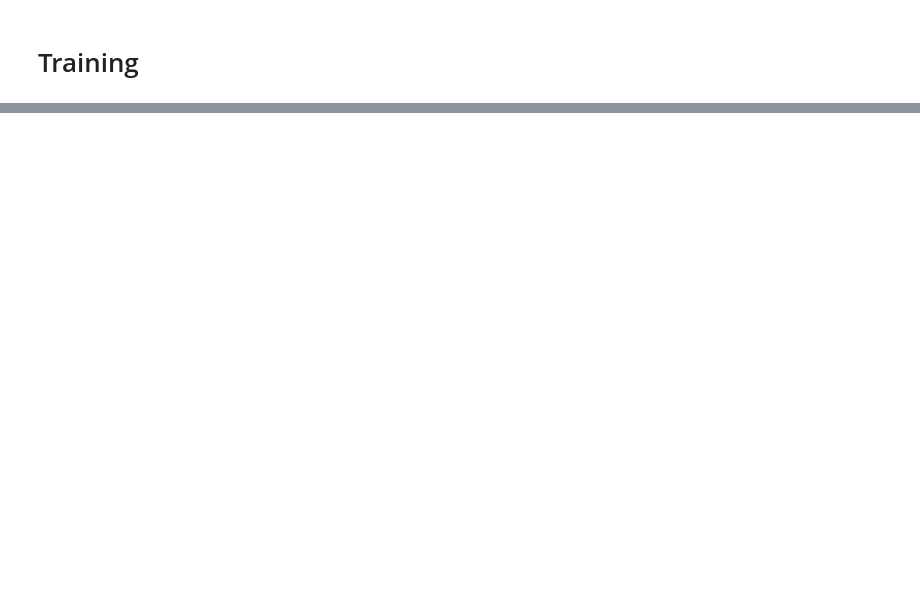
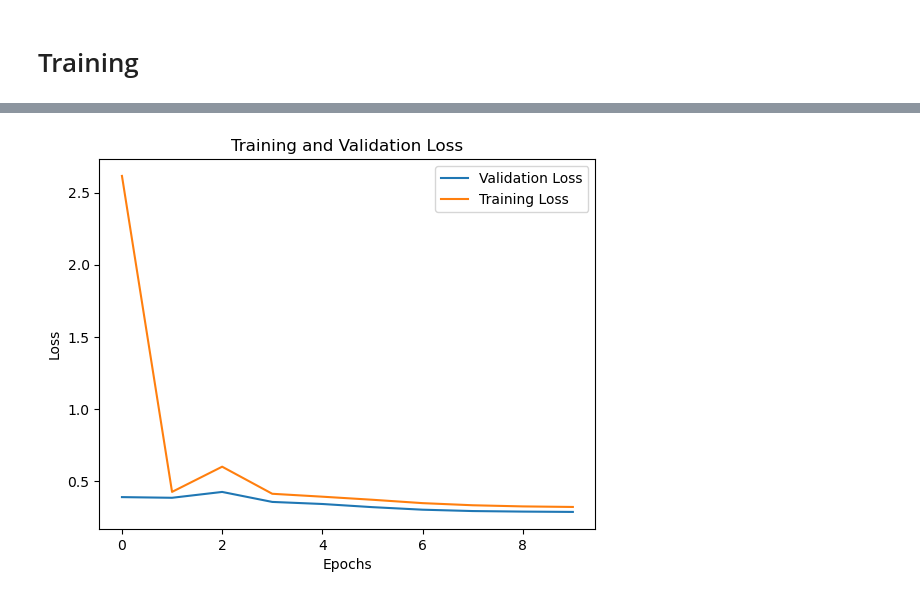
Before and after one commit to amongnikol/chatbot, a Jupyter notebook: modeling_chatbot_generative.ipynb, the cells around one changed output, grey strips where cells are left out. Saved outputs shown, nothing was run; the diff lists cells and outputs as text; code cells hidden in the pictures; blank space fills up the shorter version.

```diff
--- a/modeling_chatbot_generative.ipynb
+++ b/modeling_chatbot_generative.ipynb
@@ -85,3 +85,10 @@ df.head()
 | 2 | bagaimana perasaanmu hari ini cer... | nama saya rdany tetapi anda bisa ... |
 | 3 | berapa banyak teman virtual yang ... | saya punya banyak tetapi tidak cu... |
 | 4 | apakah itu dilarang bagi anda unt... | saya telah berbicara dengan pengg... |
+# %%
+START_TOKEN = '<START>'
+STOP_TOKEN = '<STOP>'
+
+# Menambahkan token START dan STOP ke output teks
+output_texts = [START_TOKEN + " " + text + " " + STOP_TOKEN for text in df.robot]
+output_texts
@@ -88,6 +113,7 @@ df.head()
 # %%
 from sklearn.model_selection import train_test_split
 
-df_train, df_test = train_test_split(df, test_size=0.2, random_state=42)
-df_train.shape, df_test.shape
+input_train, input_test, output_train, output_test = train_test_split(df.human, output_texts, test_size=0.2, random_state=42)
+# Memeriksa panjang data
+len(input_train), len(input_test), len(output_train), len(output_test)
 # %% [output]
@@ -340,0 +231,5 @@ Epoch 10/10
+# %%
+history = model.fit([encoder_input_data_train, decoder_input_data_train],
+                    np.expand_dims(decoder_target_data_train, -1),
+                    epochs=10, batch_size=64,
+                    validation_data=([encoder_input_data_val, decoder_input_data_val], np.expand_dims(decoder_target_data_val, -1)))
@@ -340,0 +257,11 @@ Epoch 10/10
+# %%
+import matplotlib.pyplot as plt
+plt.plot(history.history['val_loss'], label='Validation Loss')
+plt.plot(history.history['loss'], label='Training Loss')
+plt.title('Training and Validation Loss')
+plt.xlabel('Epochs')
+plt.ylabel('Loss')
+plt.legend()
+plt.show()
+# %% [output]
+[figure, added]
```
Also changed, not shown: parts of 38 cells of this notebook, 1 other file.
